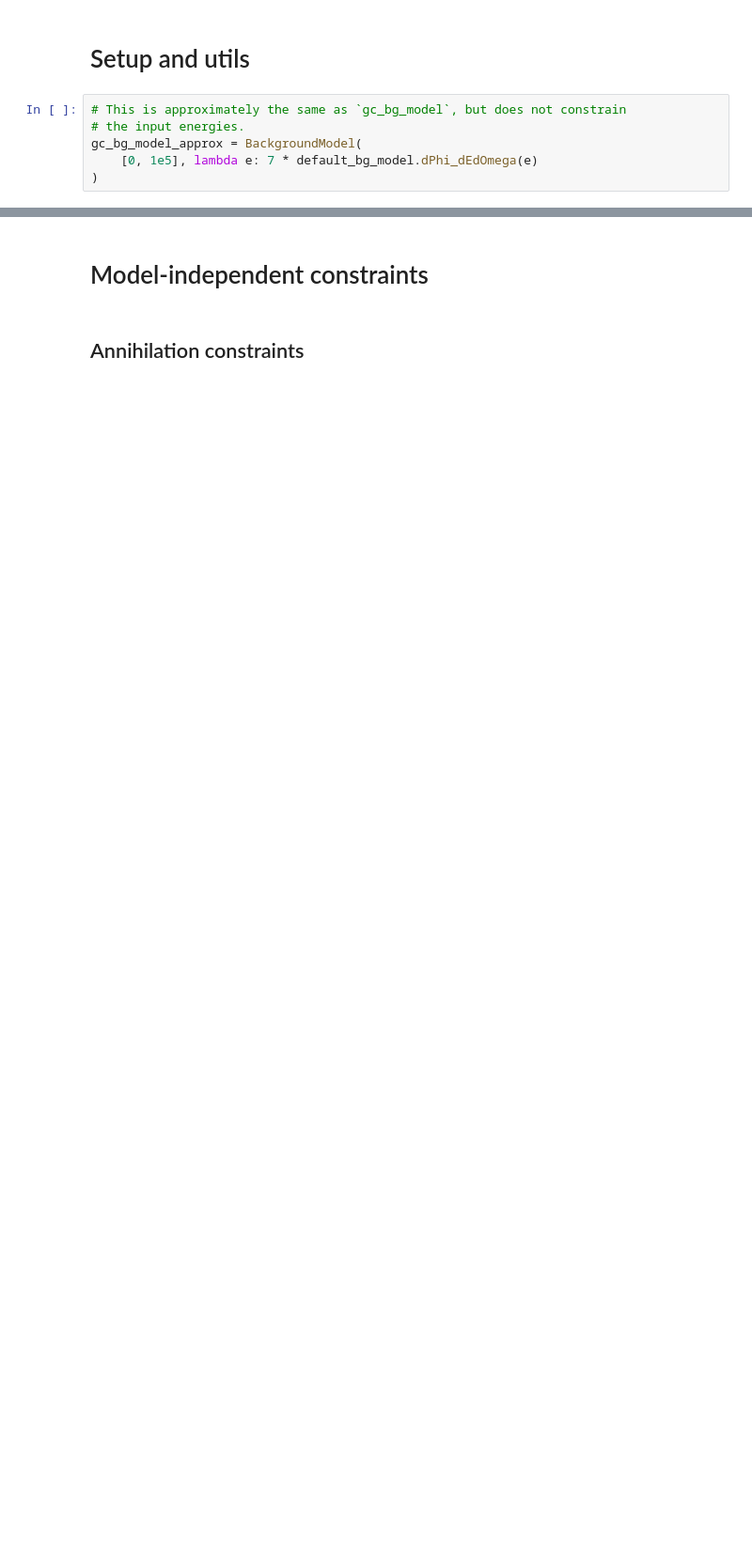
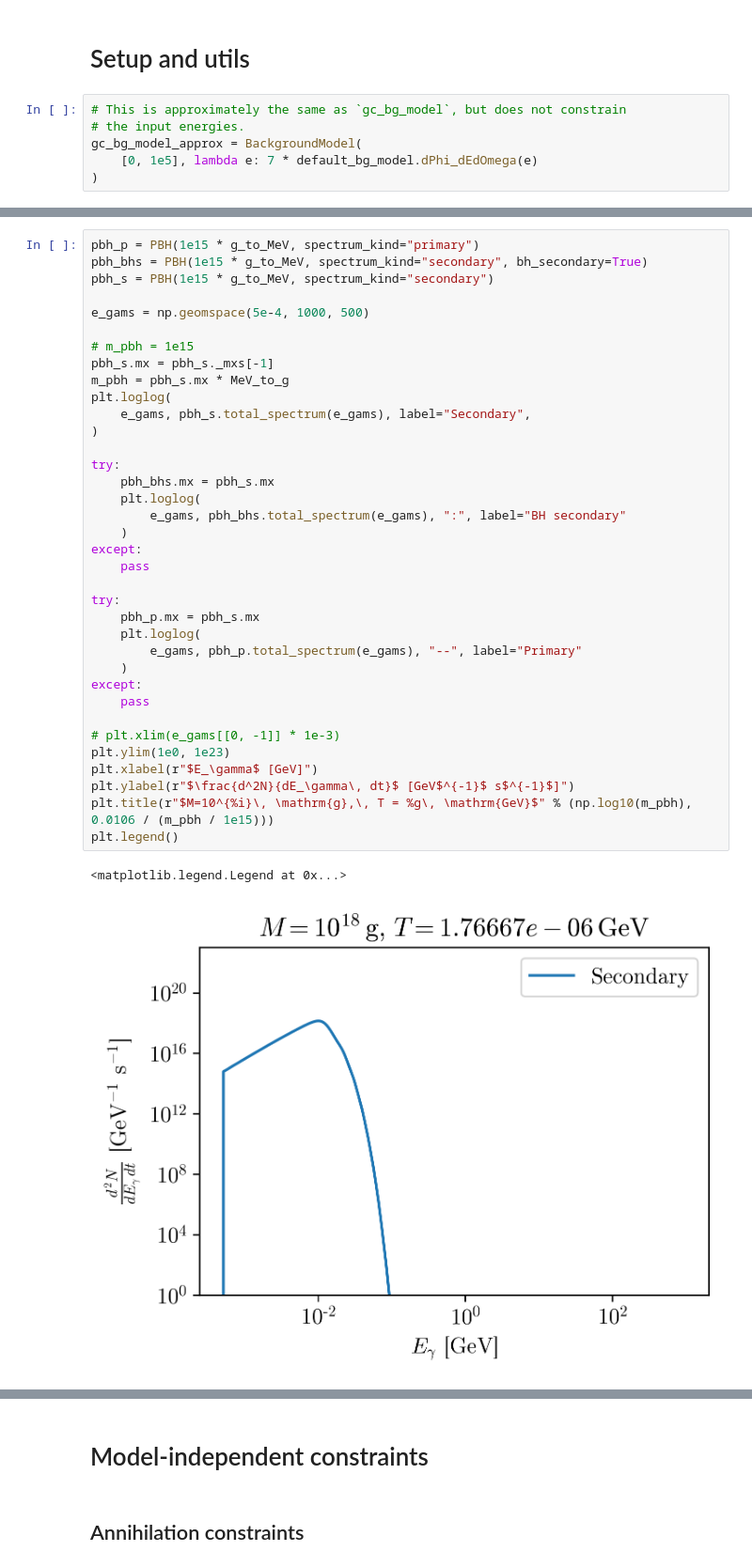
Before and after one commit to LoganAMorrison/Hazma, a Jupyter notebook: notebooks/dev/ac-01-gecco_limits.ipynb, the cells around one changed output, grey strips where cells are left out. Shown at 94% size. Cells and saved outputs as stored; diff of their text form; blank space fills up the shorter version.

```diff
--- a/notebooks/dev/ac-01-gecco_limits.ipynb
+++ b/notebooks/dev/ac-01-gecco_limits.ipynb
@@ -179,0 +550,39 @@ def get_formatted_fig(nrows, ncols, figsize, xlim, ylim):
+# %%
+pbh_p = PBH(1e15 * g_to_MeV, spectrum_kind="primary")
+pbh_bhs = PBH(1e15 * g_to_MeV, spectrum_kind="secondary", bh_secondary=True)
+pbh_s = PBH(1e15 * g_to_MeV, spectrum_kind="secondary")
+
+e_gams = np.geomspace(5e-4, 1000, 500)
+
+# m_pbh = 1e15
+pbh_s.mx = pbh_s._mxs[-1]
+m_pbh = pbh_s.mx * MeV_to_g
+plt.loglog(
+    e_gams, pbh_s.total_spectrum(e_gams), label="Secondary",
+)
+
+try:
+    pbh_bhs.mx = pbh_s.mx
+    plt.loglog(
+        e_gams, pbh_bhs.total_spectrum(e_gams), ":", label="BH secondary"
+    )
+except:
+    pass
+
+try:
+    pbh_p.mx = pbh_s.mx
+    plt.loglog(
+        e_gams, pbh_p.total_spectrum(e_gams), "--", label="Primary"
+    )
+except:
+    pass
+
+# plt.xlim(e_gams[[0, -1]] * 1e-3)
+plt.ylim(1e0, 1e23)
+plt.xlabel(r"$E_\gamma$ [GeV]")
+plt.ylabel(r"$\frac{d^2N}{dE_\gamma\, dt}$ [GeV$^{-1}$ s$^{-1}$]")
+plt.title(r"$M=10^{%i}\, \mathrm{g},\, T = %g\, \mathrm{GeV}$" % (np.log10(m_pbh), 0.0106 / (m_pbh / 1e15)))
+plt.legend()
+# %% [output]
+<matplotlib.legend.Legend at 0x...>
+[figure, added]
```
Also changed, not shown: parts of 47 cells of this notebook, 2 other files.
